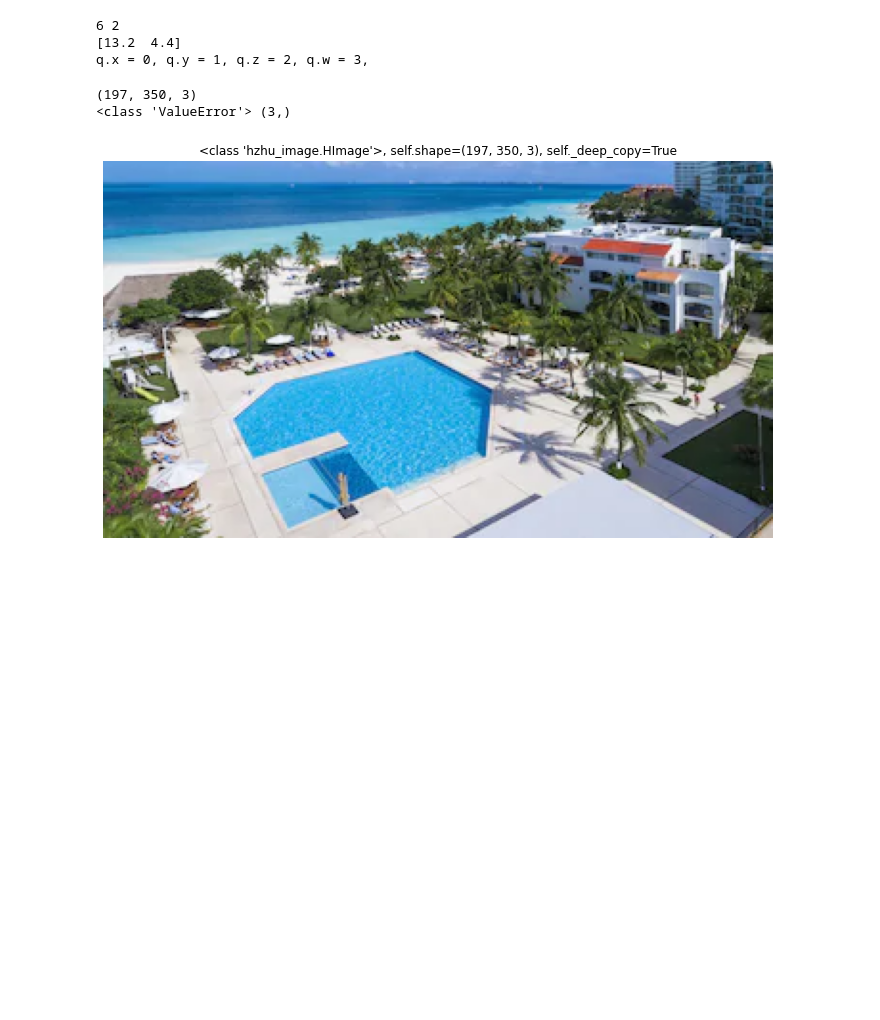
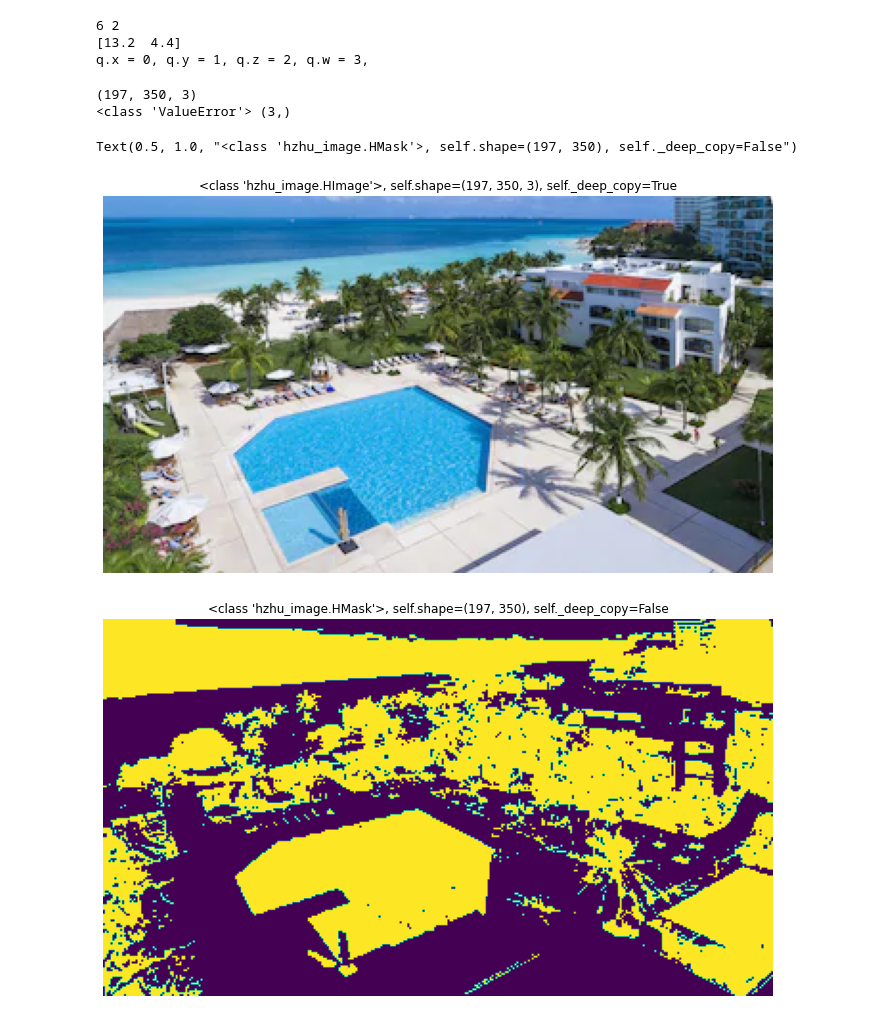
Before and after one commit to hz-zhu/general-utils, a Jupyter notebook: 20230831b/test-hzhu-image.ipynb, the cells around one changed output. Drawn from its saved outputs; the diff is of its cells as text; code cells hidden in the pictures; blank space fills up the shorter version.

```diff
--- a/20230831b/test-hzhu-image.ipynb
+++ b/20230831b/test-hzhu-image.ipynb
@@ -81,16 +81,23 @@ q.x = 0, q.y = 1, q.z = 2, q.w = 3,
 # %%
 img_path = '/Users/corneliuszhu/Documents/Leisure/Travel/2022 Cancun/Manage booking _ Expedia_files/02b89d5c_b.jpg'
 img = HImage.from_path(img_path)
 print(img.shape)
 plt.figure(figsize=(12,8))
 img.plot()
 plt.title(str(img))
 
 try:
     img = HImage([1,2,3])
 except ValueError as err:
     print(err.__class__, err)
+
+msk = HMask(img[:,:,0]<=100)
+plt.figure(figsize=(12,8))
+msk.plot()
+plt.title(str(msk))
 # %% [output]
 (197, 350, 3)
 <class 'ValueError'> (3,)
+Text(0.5, 1.0, "<class 'hzhu_image.HMask'>, self.shape=(197, 350), self._deep_copy=False")
 [figure]
+[figure, added]
```
Also changed, not shown: 4 other files.
